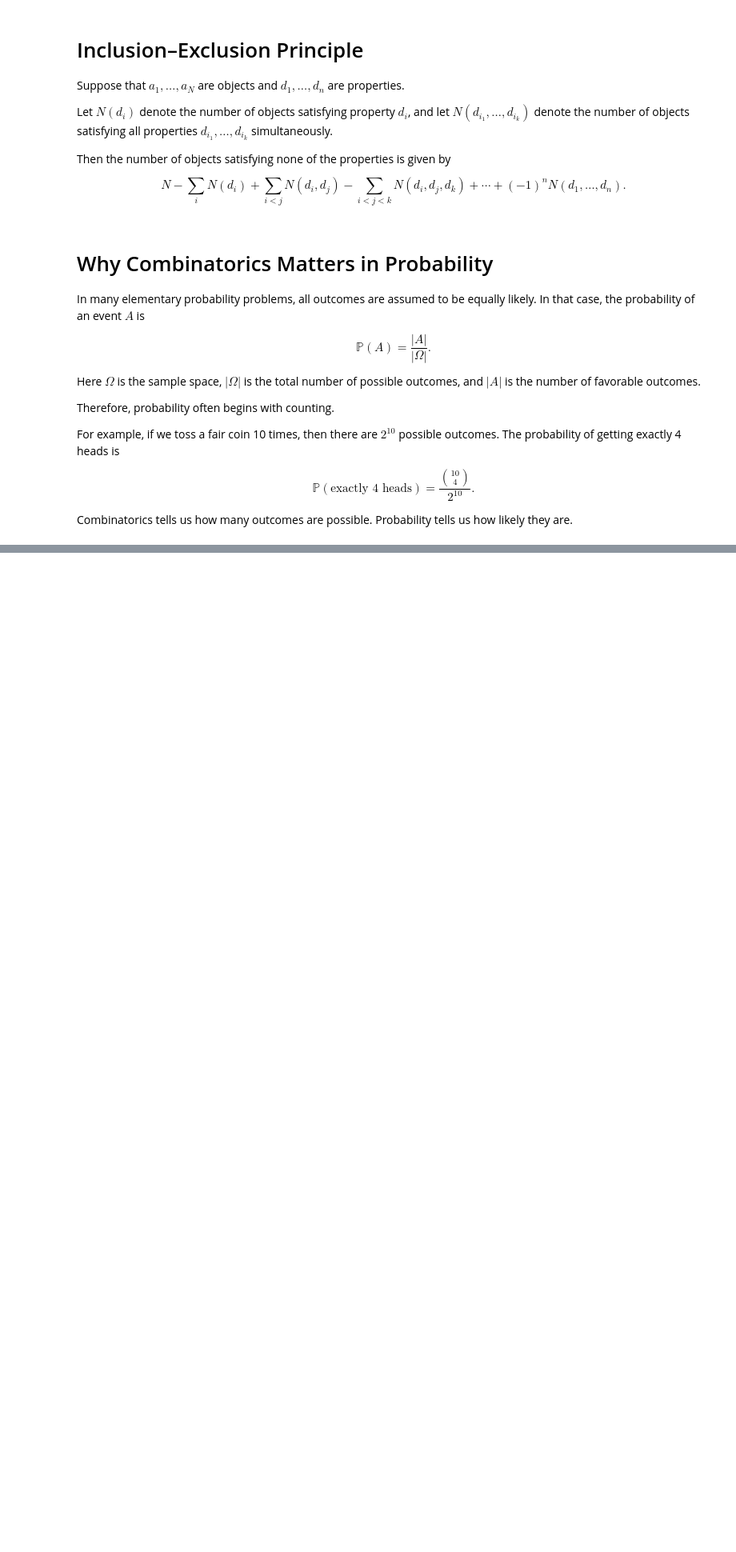
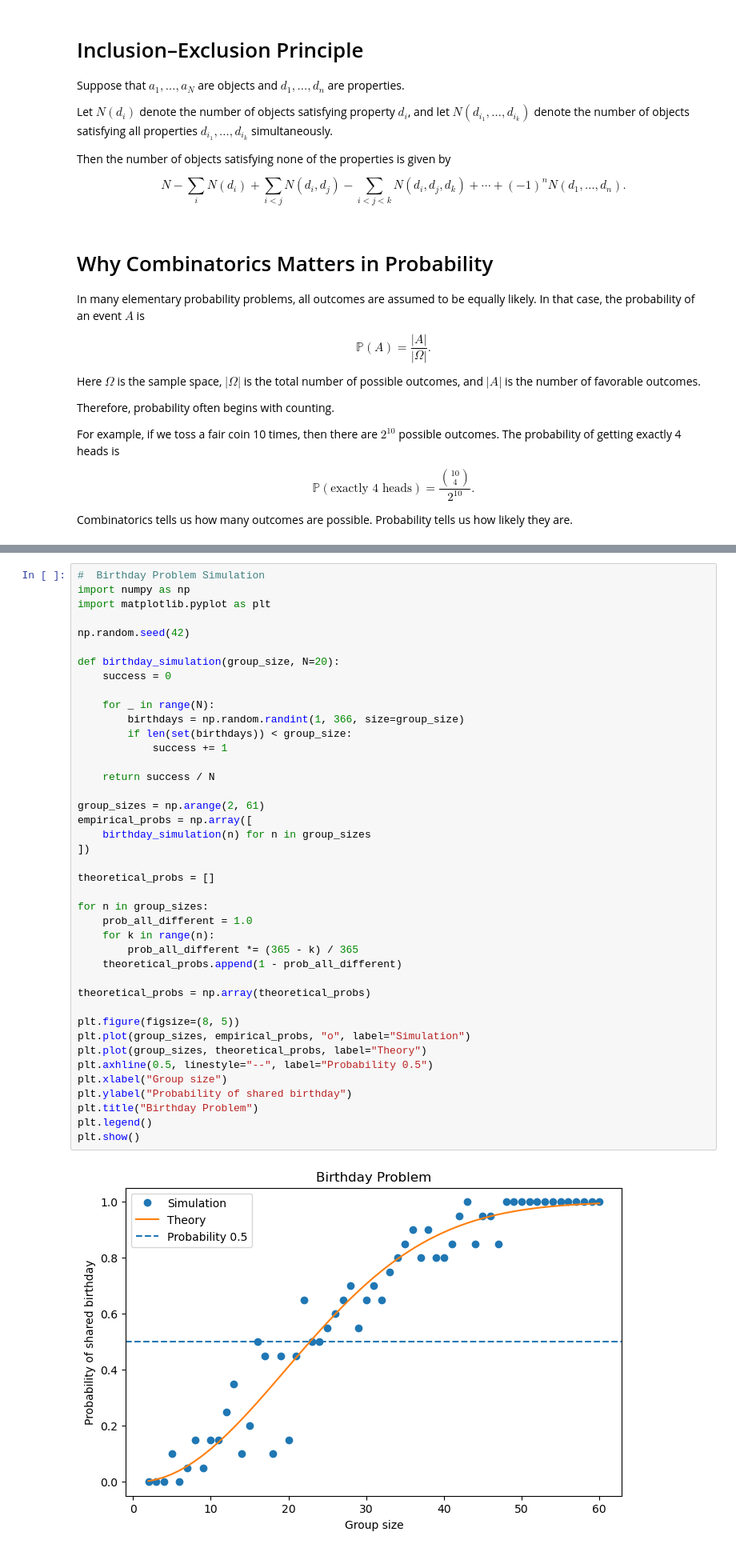
Before and after one commit to cohuori/probability_DSBA, a Jupyter notebook: seminars/Seminar_1.ipynb, the cells around one changed output, grey strips where cells are left out. Shown at 80% size. Saved outputs shown, nothing was run; the diff lists cells and outputs as text; blank space fills up the shorter version.

Commit message:
sem_1 with nice graphs

```diff
--- a/seminars/Seminar_1.ipynb
+++ b/seminars/Seminar_1.ipynb
@@ -200,0 +201,43 @@ plt.show()
+# %%
+#  Birthday Problem Simulation
+import numpy as np
+import matplotlib.pyplot as plt
+
+np.random.seed(42)
+
+def birthday_simulation(group_size, N=20):
+    success = 0
+
+    for _ in range(N):
+        birthdays = np.random.randint(1, 366, size=group_size)
+        if len(set(birthdays)) < group_size:
+            success += 1
+
+    return success / N
+
+group_sizes = np.arange(2, 61)
+empirical_probs = np.array([
+    birthday_simulation(n) for n in group_sizes
+])
+
+theoretical_probs = []
+
+for n in group_sizes:
+    prob_all_different = 1.0
+    for k in range(n):
+        prob_all_different *= (365 - k) / 365
+    theoretical_probs.append(1 - prob_all_different)
+
+theoretical_probs = np.array(theoretical_probs)
+
+plt.figure(figsize=(8, 5))
+plt.plot(group_sizes, empirical_probs, "o", label="Simulation")
+plt.plot(group_sizes, theoretical_probs, label="Theory")
+plt.axhline(0.5, linestyle="--", label="Probability 0.5")
+plt.xlabel("Group size")
+plt.ylabel("Probability of shared birthday")
+plt.title("Birthday Problem")
+plt.legend()
+plt.show()
+# %% [output]
+[figure, added]
```
Also changed, not shown: parts of 2 cells of this notebook, 7 other files.
